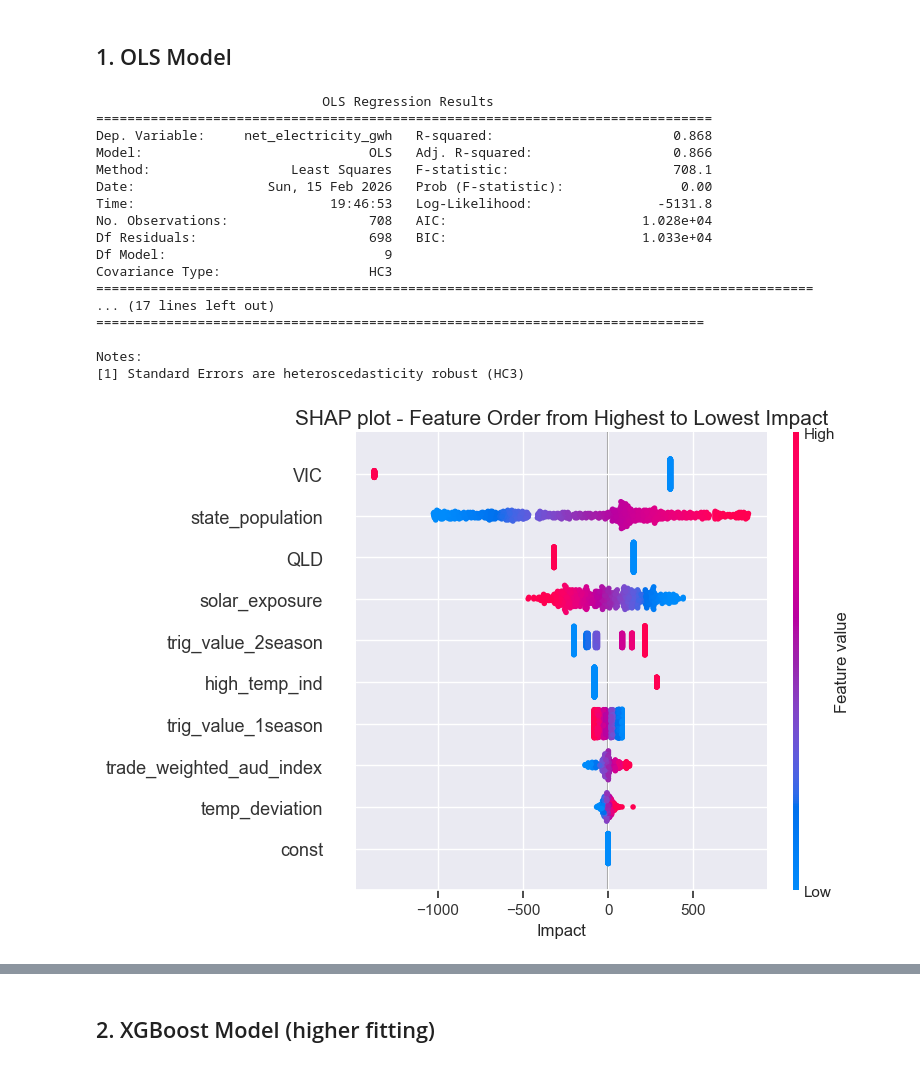
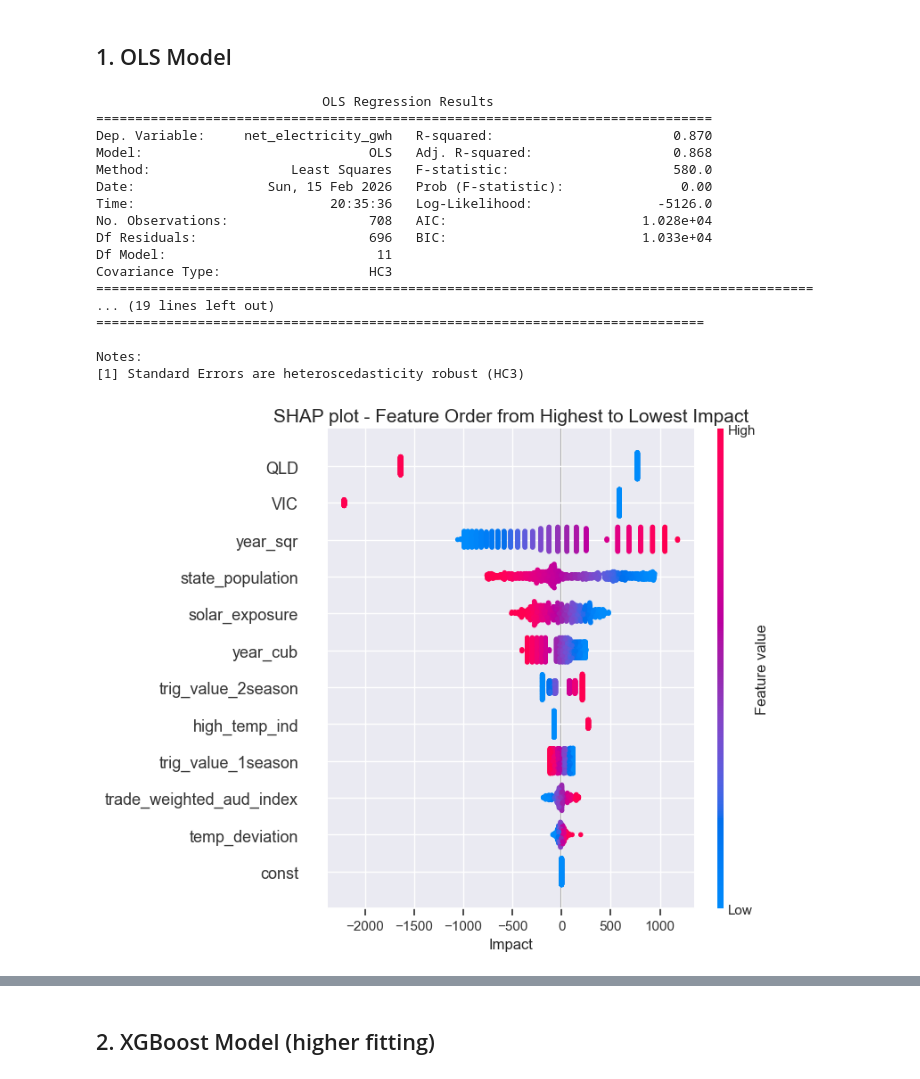
Before and after one commit to DavidP-01/example_analysis_david_p, a Jupyter notebook: Portfolio Output/modelling_script.ipynb, the cells around one changed output, grey strips where cells are left out. Drawn from its saved outputs; the diff is of its cells as text; code cells hidden in the pictures.

```diff
--- a/Portfolio Output/modelling_script.ipynb
+++ b/Portfolio Output/modelling_script.ipynb
@@ -118,9 +118,7 @@ data['high_temp_ind'] = (data['average_max_temp'] > 28).astype(int)
 #add low temp indicator less than 16 degrees
 data['low_temp_ind'] = (data['average_max_temp'] < 16).astype(int)
 
-#output data to csv
-#data_folder = os.path.join(os.getcwd(), r'final features')
-path = os.path.abspath(os.path.join(os.getcwd(),"..",'final features','final_features_engineered.csv'))
-data.to_csv(path)
-path = os.path.abspath(os.path.join(os.getcwd(),"..",'final features','final_features_engineered.parquet'))
-data.to_parquet(path)
+#add low temp indicator less than 16 degrees
+data['year'] = pd.to_datetime(data['date']).dt.year
+data['year_sqr'] = (data['year'] - min(data['year'] ))**2
+data['year_cub'] = (data['year'] - min(data['year'] ))**3
@@ -143,7 +149,8 @@ x_list = [ #'mean_temp_c',
             'high_temp_ind',
             #'low_temp_ind',
             #'abs_temp_deviation',
-            'trade_weighted_aud_index'
+            'trade_weighted_aud_index',
+            'year_cub','year_sqr',#'year'
         ]
 
 feature_list =['net_electricity_gwh'] + x_list
@@ -164,38 +171,38 @@ X = sm.add_constant(X)
 model = sm.OLS(y, X).fit(cov_type='HC3')
 print(model.summary())
 ols_data['predicted'] = model.predict(X)
 
 #mean_temp, elec_price, abs_temp_deviation and average_max_temp are not significant looking linearly, can still explain 86% of the variance though.  0.868
 
 #X.corr() #<-shows strong multicol between state poplation and state indicator, given that t is included it shouldnt hurt much removing it. Didnt need to StandardScaler helped.
 #X.std() #<-no effective constant errors.
 
 explainer = shap.LinearExplainer((model.params.values, model.model.endog.mean()), X)
 shap_values = explainer.shap_values(X)
 shap.summary_plot(shap_values, X, show=False)
 plt.title('SHAP plot - Feature Order from Highest to Lowest Impact', fontsize=15)
 plt.xlabel('Impact', fontsize=12)
 plt.show()
 
 
 #compare graphically, the closer the points are to the 45 degree line the better fitting model
 actuals_vs_pred_graph_func(y_actual = ols_data['net_electricity_gwh'], y_pred = ols_data['predicted'])
 # %% [output]
                              OLS Regression Results
 ===============================================================================
-Dep. Variable:     net_electricity_gwh   R-squared:                       0.868
-Model:                             OLS   Adj. R-squared:                  0.866
-Method:                  Least Squares   F-statistic:                     708.1
+Dep. Variable:     net_electricity_gwh   R-squared:                       0.870
+Model:                             OLS   Adj. R-squared:                  0.868
+Method:                  Least Squares   F-statistic:                     580.0
 Date:                 Sun, 15 Feb 2026   Prob (F-statistic):               0.00
-Time:                         19:46:53   Log-Likelihood:                -5131.8
+Time:                         20:35:36   Log-Likelihood:                -5126.0
 No. Observations:                  708   AIC:                         1.028e+04
-Df Residuals:                      698   BIC:                         1.033e+04
-Df Model:                            9
+Df Residuals:                      696   BIC:                         1.033e+04
+Df Model:                           11
 Covariance Type:                   HC3
 ============================================================================================
-... (17 lines left out)
+... (19 lines left out)
 ==============================================================================
 
 Notes:
 [1] Standard Errors are heteroscedasticity robust (HC3)
-[figure, old version]
+[figure, new version]
```
Also changed, not shown: parts of 8 cells of this notebook, 4 other files.
